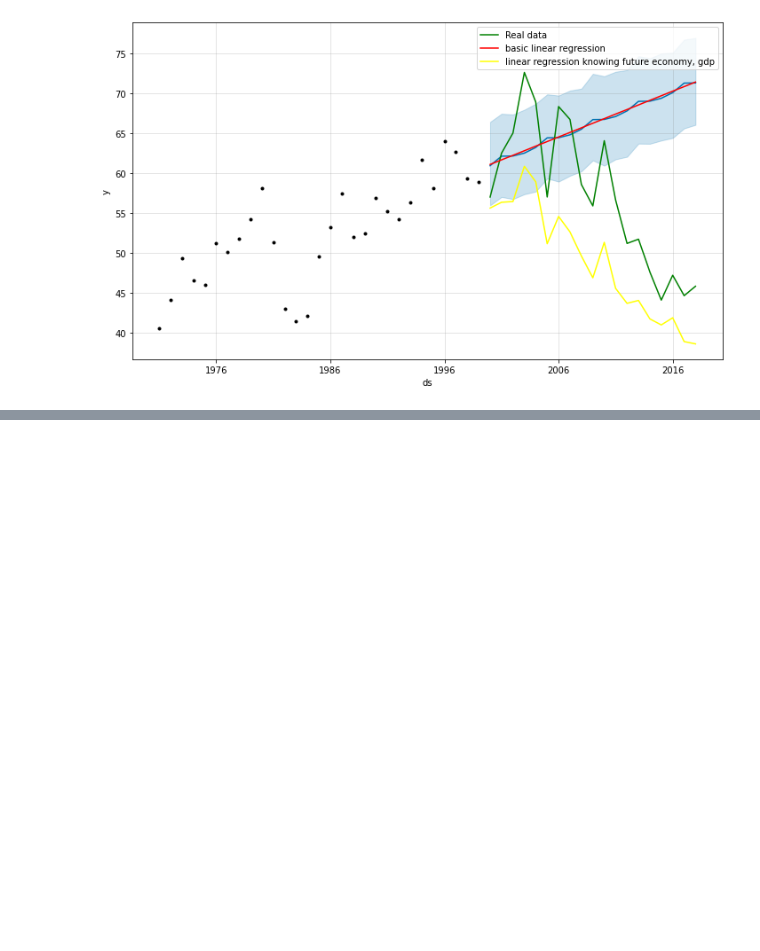
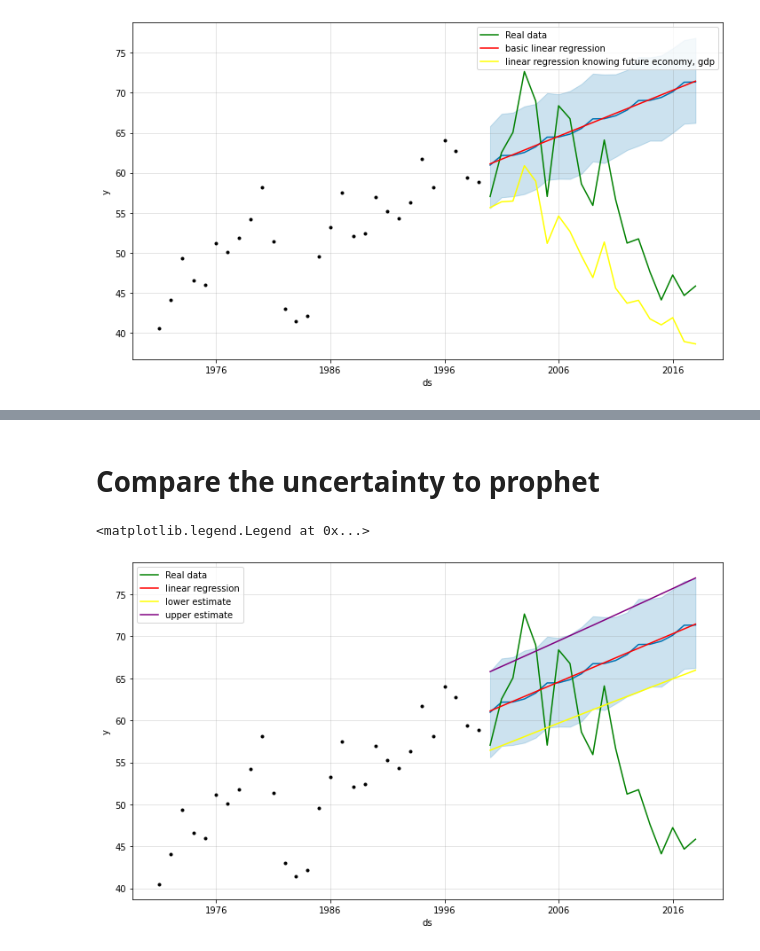
Before and after one commit to AayushKucheria/Reaktor-Communicating-Climate-Change, a Jupyter notebook: Data exploration.ipynb, the cells around one changed output, grey strips where cells are left out. Saved outputs shown, nothing was run; the diff lists cells and outputs as text; code cells hidden in the pictures; blank space fills up the shorter version.

```diff
--- a/Data exploration.ipynb
+++ b/Data exploration.ipynb
@@ -436,0 +479,13 @@ plt.legend()
+# %% [markdown]
+# Compare the uncertainty to prophet
+# %%
+model.plot(forecast)
+plt.plot(test_data.ds, test["co2"], c="green", label = "Real data")
+plt.plot(pd.to_datetime(result_simple.year, format="%Y"), test.co2_hat, c = "red", label = "linear regression")
+plt.plot(pd.to_datetime(result.year, format="%Y"), test.co2_hat_lower, c = "yellow", label = "lower estimate")
+plt.plot(pd.to_datetime(result.year, format="%Y"), test.co2_hat_upper, c = "purple", label = "upper estimate")
+
+plt.legend()
+# %% [output]
+<matplotlib.legend.Legend at 0x...>
+[figure, added]
```
Also changed, not shown: parts of 7 cells of this notebook.
